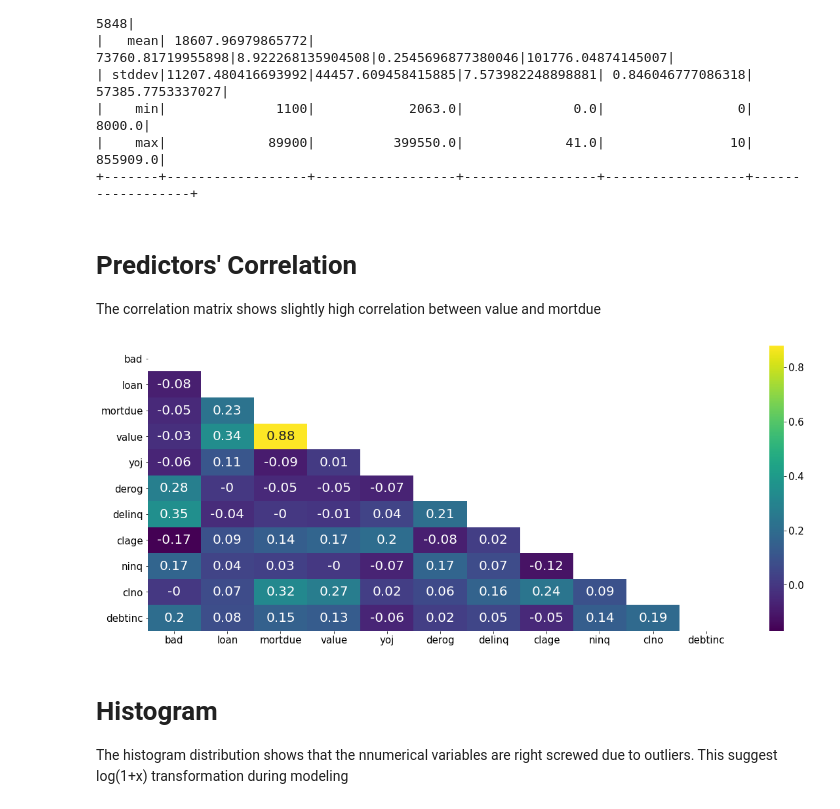
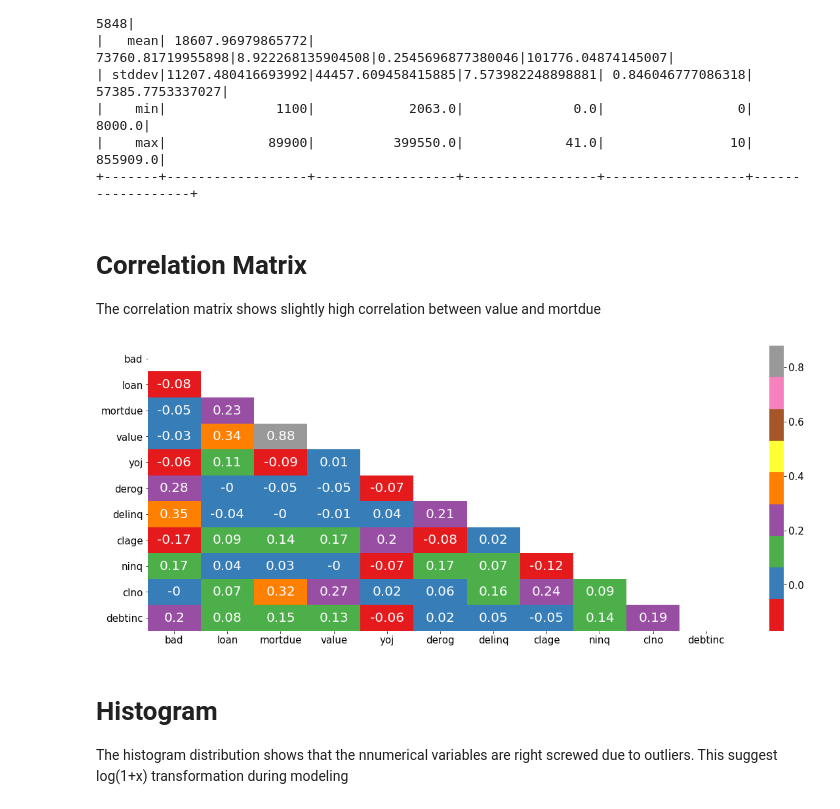
Before and after one commit to Owerre/Home-Equity-Loan, a Jupyter notebook: notebooks/01-eda.ipynb, the cells around one changed output. Drawn from its saved outputs; the diff is of its cells as text; code cells hidden in the pictures.

```diff
--- a/notebooks/01-eda.ipynb
+++ b/notebooks/01-eda.ipynb
@@ -158,22 +164,22 @@ df.select('loan', 'mortdue', 'yoj', 'derog', 'value').describe().show()
 # Pandas dataframe
 pdf = df.toPandas()
 # %% [markdown]
-# Predictors' Correlation
+# Correlation Matrix
 The correlation matrix shows slightly high correlation between value and mortdue
 # %%
 fig, ax = plt.subplots(figsize=(20,8))
 
 # Correlation matrix
 corr_matrix = pdf.corr()
 
 # Plot
 mask = np.zeros_like(corr_matrix, dtype=np.bool)
 mask[np.triu_indices_from(mask)] = True
-sns.heatmap(round(corr_matrix, 2), annot=True, annot_kws={"size": 20},mask = mask,
-            cmap = plt.get_cmap("viridis"),ax = ax)
+sns.heatmap(round(corr_matrix, 2), annot=True, annot_kws={"size": 20},
+            mask = mask,cmap = plt.get_cmap("Set1"),ax = ax)
 plt.show()
 # %% [output]
-[figure, old version]
+[figure, new version]
 # %% [markdown]
 # Histogram
 The histogram distribution shows that the nnumerical variables are right screwed due to outliers. This suggest log(1+x) transformation during modeling
```
Also changed, not shown: parts of 2 cells of this notebook, 2 other files.
